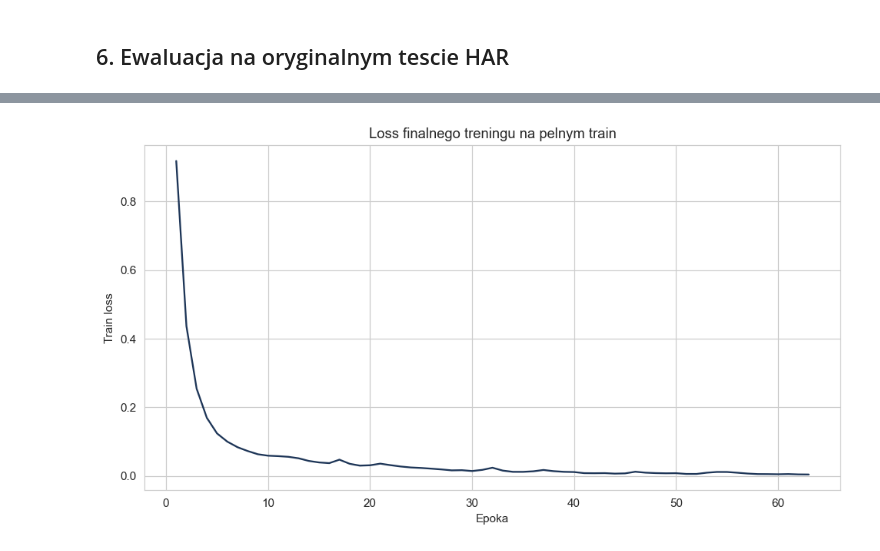
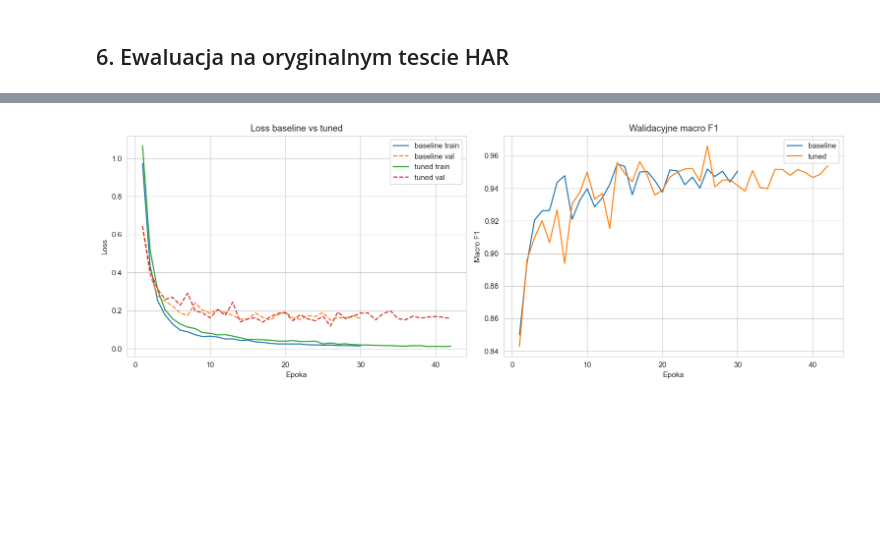
Before and after one commit to PiotrSmola/fetal-health-classification, a Jupyter notebook: human_activity_recognition_pytorch_mlp_project2.ipynb, the cells around one changed output, grey strips where cells are left out. Drawn from its saved outputs; the diff is of its cells as text; code cells hidden in the pictures; blank space fills up the shorter version.

```diff
--- a/human_activity_recognition_pytorch_mlp_project2.ipynb
+++ b/human_activity_recognition_pytorch_mlp_project2.ipynb
@@ -315,6 +315,13 @@ def train_with_early_stopping(config, train_loader, validation_loader, input_dim
         lr=config["learning_rate"],
         weight_decay=config["weight_decay"],
     )
+    scheduler = torch.optim.lr_scheduler.ReduceLROnPlateau(
+        optimizer,
+        mode="max",
+        factor=0.5,
+        patience=config["scheduler_patience"],
+        min_lr=1e-5,
+    )
 
     history = []
     best_state = None
@@ -347,8 +354,10 @@ def train_with_early_stopping(config, train_loader, validation_loader, input_dim
                 "val_loss": validation_metrics["loss"],
                 "val_accuracy": validation_metrics["accuracy"],
                 "val_f1_macro": validation_metrics["f1_macro"],
+                "learning_rate": optimizer.param_groups[0]["lr"],
             }
         )
+        scheduler.step(validation_metrics["f1_macro"])
 
         if validation_metrics["f1_macro"] > best_val_f1 + config["min_delta"]:
             best_val_f1 = validation_metrics["f1_macro"]
@@ -596,14 +692,25 @@ WALKING_DOWNSTAIRS       1.00      0.97      0.99       420
 # %%
-fig, ax = plt.subplots(figsize=(9, 5))
-final_history_df = pd.DataFrame(final_history)
-ax.plot(final_history_df["epoch"], final_history_df["train_loss"], color="#1d3557")
-ax.set_title("Loss finalnego treningu na pelnym train")
-ax.set_xlabel("Epoka")
-ax.set_ylabel("Train loss")
+fig, axes = plt.subplots(1, 2, figsize=(14, 5))
+for label, history in [
+    ("baseline", baseline_history),
+    ("tuned", tuned_history),
+]:
+    axes[0].plot(history["epoch"], history["train_loss"], label=f"{label} train")
+    axes[0].plot(history["epoch"], history["val_loss"], linestyle="--", label=f"{label} val")
+    axes[1].plot(history["epoch"], history["val_f1_macro"], label=label)
+
+axes[0].set_title("Loss baseline vs tuned")
+axes[0].set_xlabel("Epoka")
+axes[0].set_ylabel("Loss")
+axes[0].legend()
+axes[1].set_title("Walidacyjne macro F1")
+axes[1].set_xlabel("Epoka")
+axes[1].set_ylabel("Macro F1")
+axes[1].legend()
 plt.tight_layout()
 plt.show()
 # %% [output]
-[figure, old version]
+[figure, new version]
 # %% [markdown]
 ## 7. Wnioski
 
```
Also changed, not shown: parts of 8 cells of this notebook.
